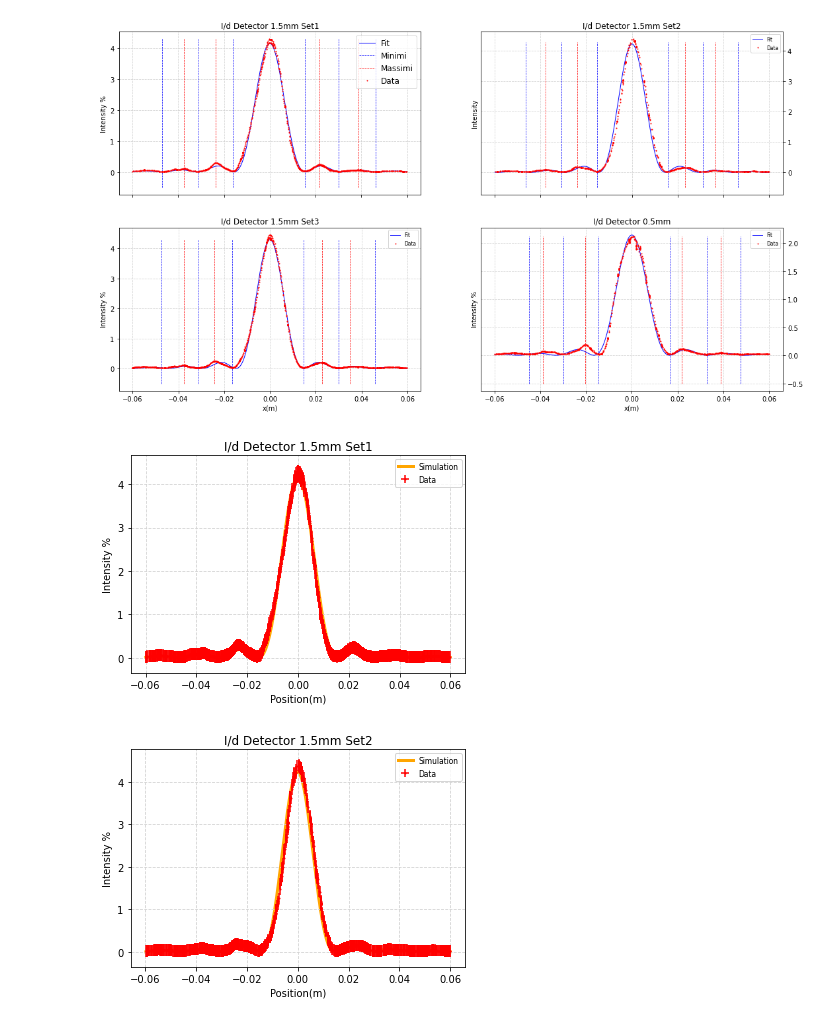
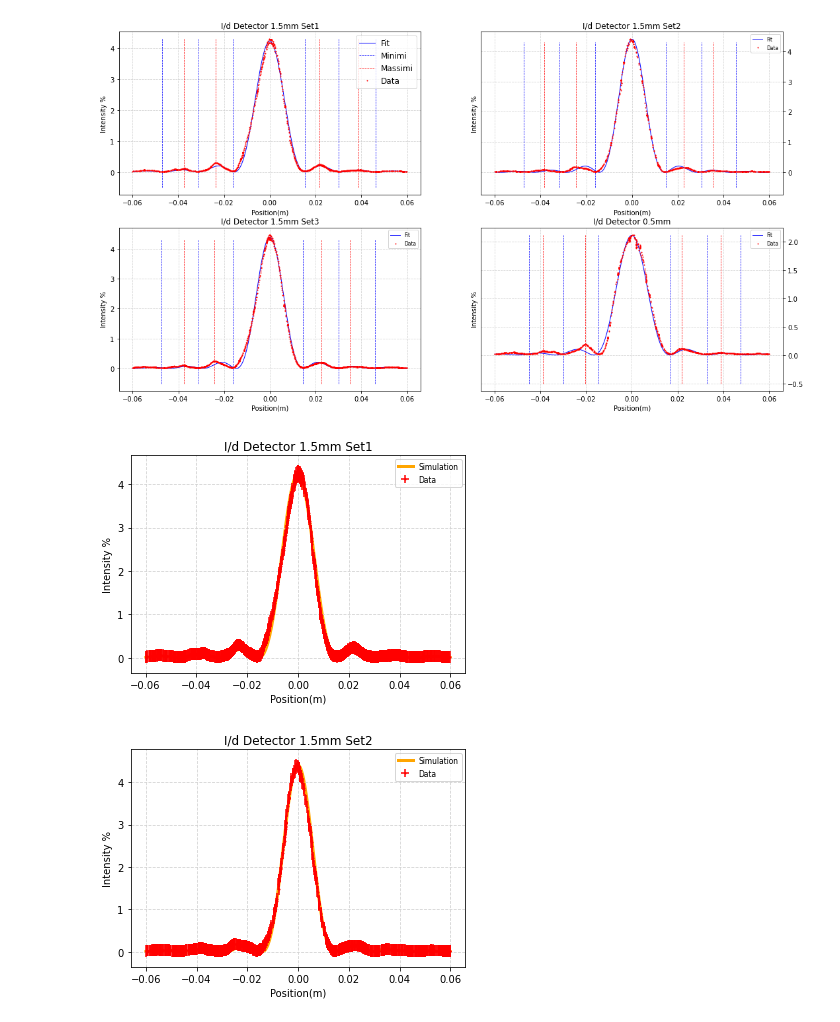
Before and after one commit to antonioriolo/OtticaGruppo8, a Jupyter notebook: code/Simulazione_e_Analisi_Parte_1.ipynb, the cells around one changed output. Cells and saved outputs as stored; diff of their text form; code cells hidden in the pictures.

```diff
--- a/code/Simulazione_e_Analisi_Parte_1.ipynb
+++ b/code/Simulazione_e_Analisi_Parte_1.ipynb
@@ -99,13 +99,13 @@ xdata3 = xdata1
 
 
 maxint = np.argmax(Idata)
-xdata = (xdata-xdata[maxint])
+xdata = (xdata-xdata[maxint]-0.0001)
 
 maxint = np.argmax(Idata2)
-xdata2 = (xdata2-xdata2[maxint])
+xdata2 = (xdata2-xdata2[maxint]-0.0002)
 
 maxint = np.argmax(Idata3)
-xdata3 = (xdata3-xdata3[maxint])
+xdata3 = (xdata3-xdata3[maxint]-0.00005)
 
 maxint = np.argmax(Idata4)
 xdata4 = (xdata4-xdata4[maxint])
@@ -473,11 +473,10 @@ print(6.45*10**(-7))
 print(0.15*10**(-7))
 
 for ax in axs.flat:
-    ax.set(xlabel='x(m)', ylabel='Intensity %')
-axs[0, 0].label_outer()
-axs[0, 1].label_outer()
+    ax.set(xlabel='Position(m)', ylabel='Intensity %')
+
 axs[0, 1].yaxis.tick_right()
-axs[0, 1].set(ylabel='Intensity')
+axs[0, 1].set(ylabel='Intensity %')
 plt.show()
 fig.savefig(f'4Grafici_0.16.pdf',dpi = 300)
 
@@ -1127,10 +1122,10 @@ maxint = np.argmax(Idata)
 xdata = (xdata-xdata[maxint])
 
 maxint = np.argmax(Idata2)
-xdata2 = (xdata2-xdata2[maxint])
+xdata2 = (xdata2-xdata2[maxint]-0.0008)
 
 maxint = np.argmax(Idata3)
-xdata3 = (xdata3-xdata3[maxint])
+xdata3 = (xdata3-xdata3[maxint]-0.0001)
 
 maxint = np.argmax(Idata4)
 xdata4 = (xdata4-xdata4[maxint])
@@ -1206,14 +1201,14 @@ xdataerr4 = np.ones(len(xdata4))*8e-6
 Idataerr4 = np.ones(len(xdata4))*(4.59/100*3)
 
 
-def distanceFunctionFit(x,b,intensity):
-  return (intensity*((np.sin(np.pi*b/lung_onda*np.sin(np.arctan(x/L))))/(np.pi*b/lung_onda*np.sin(np.arctan(x/L))))**2)
-def distanceFunctionFit2(x,b,intensity):
-  return (intensity*((np.sin(np.pi*b/lung_onda*np.sin(np.arctan(x/L))))/(np.pi*b/lung_onda*np.sin(np.arctan(x/L))))**2)
-def distanceFunctionFit3(x,b,intensity):
-  return (intensity*((np.sin(np.pi*b/lung_onda*np.sin(np.arctan(x/L))))/(np.pi*b/lung_onda*np.sin(np.arctan(x/L))))**2)
-def distanceFunctionFit4(x,b,intensity):
-  return (intensity*((np.sin(np.pi*b/lung_onda*np.sin(np.arctan(x/L))))/(np.pi*b/lung_onda*np.sin(np.arctan(x/L))))**2)
+def distanceFunctionFit(x,b):
+  return (4.23*((np.sin(np.pi*b/lung_onda*np.sin(np.arctan(x/L))))/(np.pi*b/lung_onda*np.sin(np.arctan(x/L))))**2)
+def distanceFunctionFit2(x,b):
+  return (4.4*((np.sin(np.pi*b/lung_onda*np.sin(np.arctan(x/L))))/(np.pi*b/lung_onda*np.sin(np.arctan(x/L))))**2)
+def distanceFunctionFit3(x,b):
+  return (4.38*((np.sin(np.pi*b/lung_onda*np.sin(np.arctan(x/L))))/(np.pi*b/lung_onda*np.sin(np.arctan(x/L))))**2)
+def distanceFunctionFit4(x,b):
+  return (2.11*((np.sin(np.pi*b/lung_onda*np.sin(np.arctan(x/L))))/(np.pi*b/lung_onda*np.sin(np.arctan(x/L))))**2)
 
 #simulation
 
@@ -1273,84 +1268,76 @@ for i in range(len(xdata4)):
 print("b")
 print(b)
 #set1
-guess = np.array([b,MaxIntensity])
+guess = np.array([b])
 popt, pcov = scipy.optimize.curve_fit(distanceFunctionFit, xdata1, Idata1,sigma = Idataerr1,p0 = guess)
 
-bfiterr,intensityerr = np.sqrt(np.diag(pcov))
-bfit,intensity = popt
+bfiterr = np.sqrt(np.diag(pcov))
+bfit = popt
 print("bfit")
 print(bfit)
 print(bfiterr)
 print(0.4*10**(-5))
 print('intensityfit')
-print(intensity)
-print(intensityerr)
 print(0.16)
 xfitb = np.linspace(min(xdata), max(xdata), 1000)
-yfitb = distanceFunctionFit(xfitb,bfit,intensity)
+yfitb = distanceFunctionFit(xfitb,bfit)
 x = np.linspace(min(xdata),max(xdata),1000)
-y = distanceFunctionFit(x,bfit,intensity)
+y = distanceFunctionFit(x,bfit)
 #set2
-guess = np.array([b,MaxIntensity2])
+guess = np.array([b])
 popt, pcov = scipy.optimize.curve_fit(distanceFunctionFit2, xdata12, Idata12,sigma = Idataerr12,p0 = guess)
 
-bfiterr,intensityerr = np.sqrt(np.diag(pcov))
-bfit2,intensity = popt
+bfiterr = np.sqrt(np.diag(pcov))
+bfit2 = popt
 print("bfit2")
 
 print(bfit2)
 print(bfiterr)
 print(0.5*10**(-5))
 print('intensityfit2')
-print(intensity)
-print(intensityerr)
 print(0.14)
 xfitb2 = np.linspace(min(xdata), max(xdata), 1000)
-yfitb2 = distanceFunctionFit2(xfitb2,bfit2,intensity)
+yfitb2 = distanceFunctionFit2(xfitb2,bfit2)
 x2 = np.linspace(min(xdata2),max(xdata2),1000)
-y2 = distanceFunctionFit2(x2,bfit2,intensity)
+y2 = distanceFunctionFit2(x2,bfit2)
 
 #set3
-guess = np.array([b,MaxIntensity3])
+guess = np.array([b])
 popt, pcov = scipy.optimize.curve_fit(distanceFunctionFit3, xdata13, Idata13,sigma = Idataerr13,p0 = guess)
 
-bfiterr,intensityerr = np.sqrt(np.diag(pcov))
-bfit3,intensity = popt
+bfiterr = np.sqrt(np.diag(pcov))
+bfit3 = popt
 print("bfit3")
 
 print(bfit3)
 print(bfiterr)
 print(0.5*10**(-5))
 print('intensityfit3')
-print(intensity)
-print(intensityerr)
 print(0.15)
 xfitb3 = np.linspace(min(xdata3), max(xdata3), 1000)
-yfitb3 = distanceFunctionFit3(xfitb3,bfit3,intensity)
+yfitb3 = distanceFunctionFit3(xfitb3,bfit3)
 x3 = np.linspace(min(xdata3),max(xdata3),1000)
-y3 = distanceFunctionFit3(x3,bfit3,intensity)
+y3 = distanceFunctionFit3(x3,bfit3)
 
 
 
 #set4
-guess = np.array([b,MaxIntensity4])
+guess = np.array([b])
 popt, pcov = scipy.optimize.curve_fit(distanceFunctionFit4, xdata14, Idata14,sigma = Idataerr14,p0 = guess)
 
-bfiterr,intensityerr = np.sqrt(np.diag(pcov))
-bfit4,intensity = popt
+bfiterr = np.sqrt(np.diag(pcov))
+bfit4 = popt
 print("bfit4")
 
 print(bfit4)
 print(bfiterr)
 print(0.5*10**(-5))
 print('intensityfit4')
-print(intensity)
-print(intensityerr)
 print(0.13)
 xfitb4 = np.linspace(min(xdata4), max(xdata4), 1000)
-yfitb4 = distanceFunctionFit4(xfitb4,bfit4,intensity)
+yfitb4 = distanceFunctionFit4(xfitb4,bfit4)
 x4 = np.linspace(min(xdata4),max(xdata4),1000)
-y4 = distanceFunctionFit4(x4,bfit4,intensity)
+y4 = distanceFunctionFit4(x4,bfit4)
 
 print('bestbtot1234')
 print(4.3*10**(-5))
@@ -1363,7 +1350,7 @@ print(4.23)
 print(0.09)
 
 xtot = np.linspace(min(xdata4),max(xdata4),1000)
-ytot = distanceFunctionFit4(x4,4.2*10**(-5),4.23)
+ytot = distanceFunctionFit4(x4,4.2*10**(-5))
 
 
 #graph
@@ -1505,11 +1492,10 @@ print(6.5*10**(-7))
 print(0.4*10**(-7))
 
 for ax in axs.flat:
-    ax.set(xlabel='x(m)', ylabel='Intensity %')
-axs[0, 0].label_outer()
-axs[0, 1].label_outer()
+    ax.set(xlabel='Position(m)', ylabel='Intensity %')
+
 axs[0, 1].yaxis.tick_right()
-axs[0, 1].set(ylabel='Intensity')
+axs[0, 1].set(ylabel='Intensity %')
 plt.show()
 fig.savefig(f'4Grafici_0.04.pdf',dpi = 300)
 
@@ -1604,7 +1590,7 @@ bfit
 lung_onda finale per 0.04
 6.499999999999999e-07
 4e-08
-[figure, old version]
+[figure, new version]
 [figure]
 [figure]
 [figure]
```
Also changed, not shown: parts of 5 cells of this notebook.
